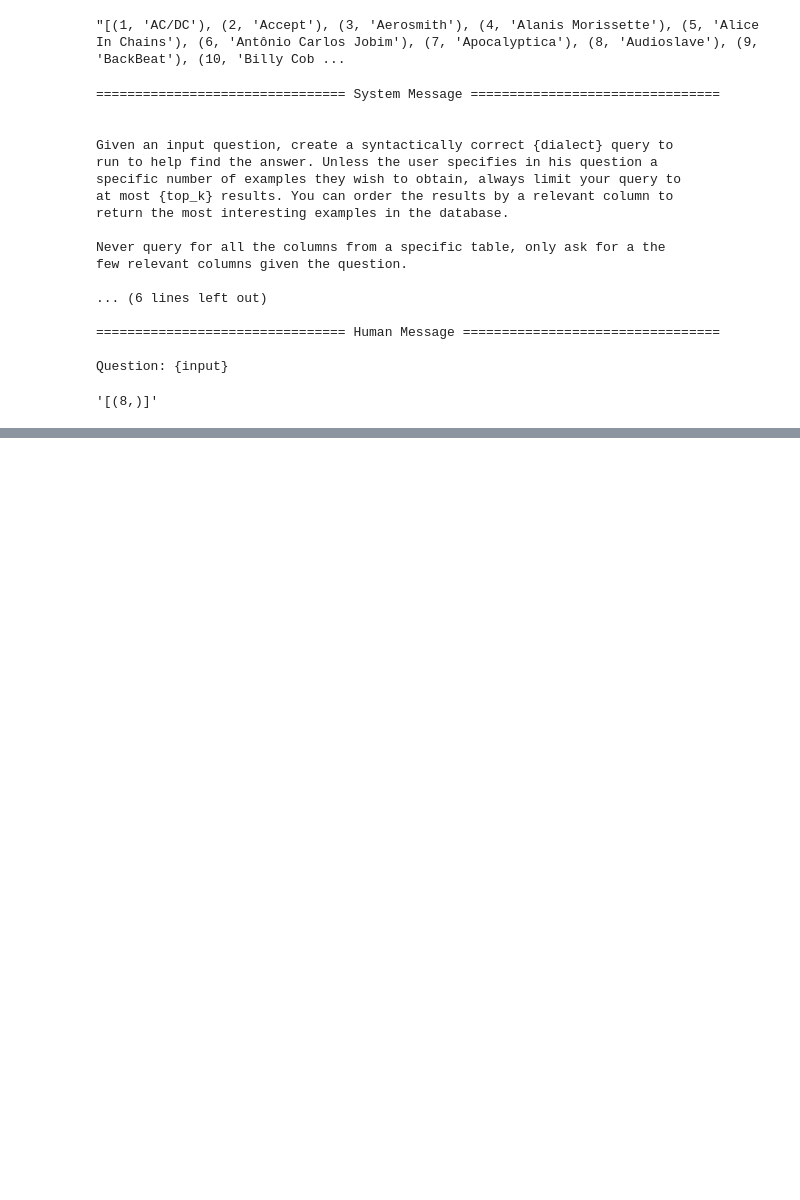
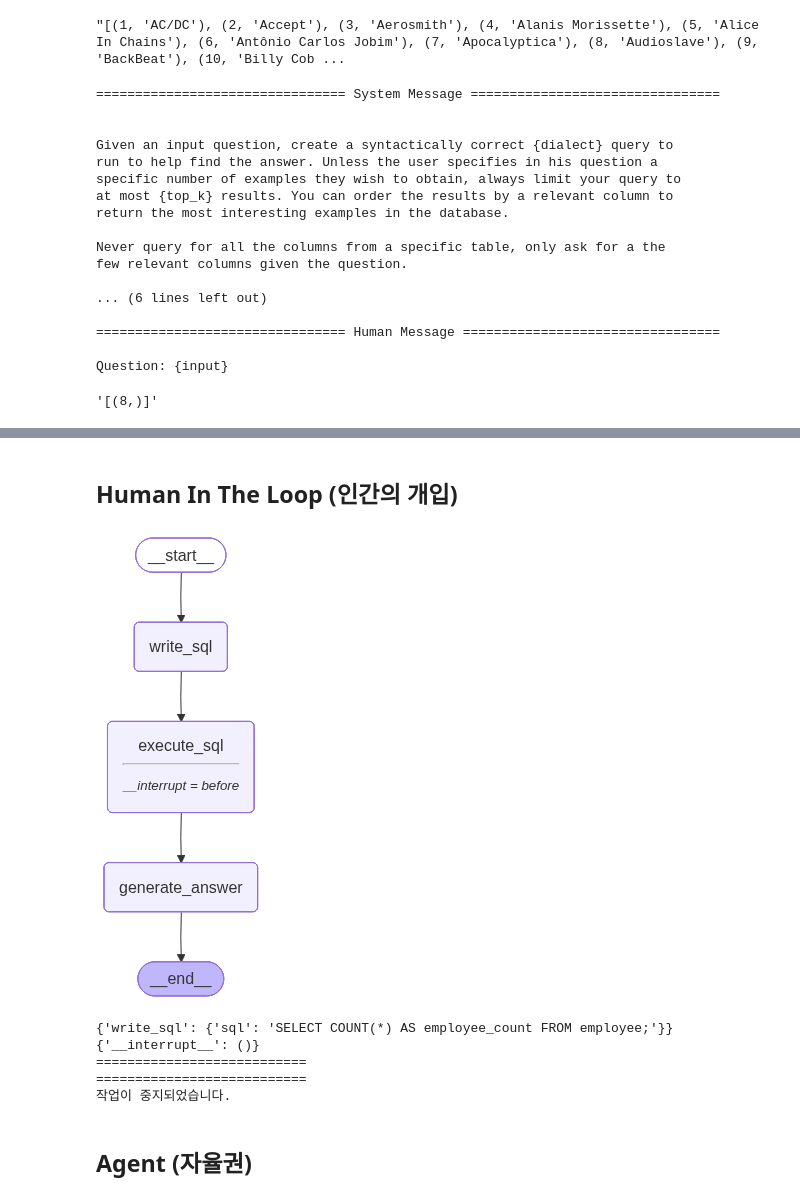
Before and after one commit to ming2tofu33/TIL, a Jupyter notebook: LLM-agent/13-SQL_conn.ipynb, the cells around one changed output, grey strips where cells are left out. Cells and saved outputs as stored; diff of their text form; code cells hidden in the pictures; blank space fills up the shorter version.

```diff
--- a/LLM-agent/13-SQL_conn.ipynb
+++ b/LLM-agent/13-SQL_conn.ipynb
@@ -141,0 +157,23 @@ db.run(sql)
+# %%
+def generate_answer(state: State):
+    """질문에 대해 수집한 정보를 바탕으로 답변"""
+    prompt = f"""
+    주어진 사용자 질문에 대해, DB에서 실행할 SQL 쿼리와 결과를 바탕으로 답변해
+
+    Question: {state['question']}
+    ---
+    SQL Query: {state['sql']}
+    SQL Result: {state['result']}
+    """
+    res = llm.invoke(prompt)
+    return {'answer': res.content}
+# %%
+from langgraph.graph import START, StateGraph
+
+# 단순히 1열로 쭉 노드들이 진행될 경우
+builder = StateGraph(State).add_sequence(
+    [write_sql, execute_sql, generate_answer]
+)
+
+builder.add_edge(START, 'write_sql')
+graph = builder.compile()
@@ -141,0 +189,46 @@ db.run(sql)
+# %% [markdown]
+## Human In The Loop (인간의 개입)
+# %%
+from langgraph.checkpoint.memory import MemorySaver
+
+memory = MemorySaver()
+graph = builder.compile(checkpointer=memory, interrupt_before=['execute_sql'])
+
+config = {
+    'configurable': {'thread_id': '1'}
+}
+
+from IPython.display import Image, display
+display(Image(graph.get_graph().draw_mermaid_png()))
+# %% [output]
+[figure, added]
+# %%
+# 처음부터 끝까지 실행 X, execute_sql 전에 일시 정지
+q = input('궁금한 걸 물어봐:')
+
+for step in graph.stream(
+    {'question': q},
+    config,
+    stream_mode='updates'
+):
+    print(step)
+
+print('===========================')
+# Human In The Loop
+user_approval = input('계속 하시겠습니다? (y/n)')
+print('===========================')
+
+# 처음부터 다시 실행 X -> 아까 위에서 일시정지한 부분부터 이어서 진행
+if user_approval.lower() == 'y':
+    for step in graph.stream(None, config, stream_mode='updates'):
+        print(step)
+else:
+    print('작업이 중지되었습니다.')
+# %% [output]
+{'write_sql': {'sql': 'SELECT COUNT(*) AS employee_count FROM employee;'}}
+{'__interrupt__': ()}
+===========================
+===========================
+작업이 중지되었습니다.
+# %% [markdown]
+## Agent (자율권)
```
Also changed, not shown: parts of 9 cells of this notebook.
